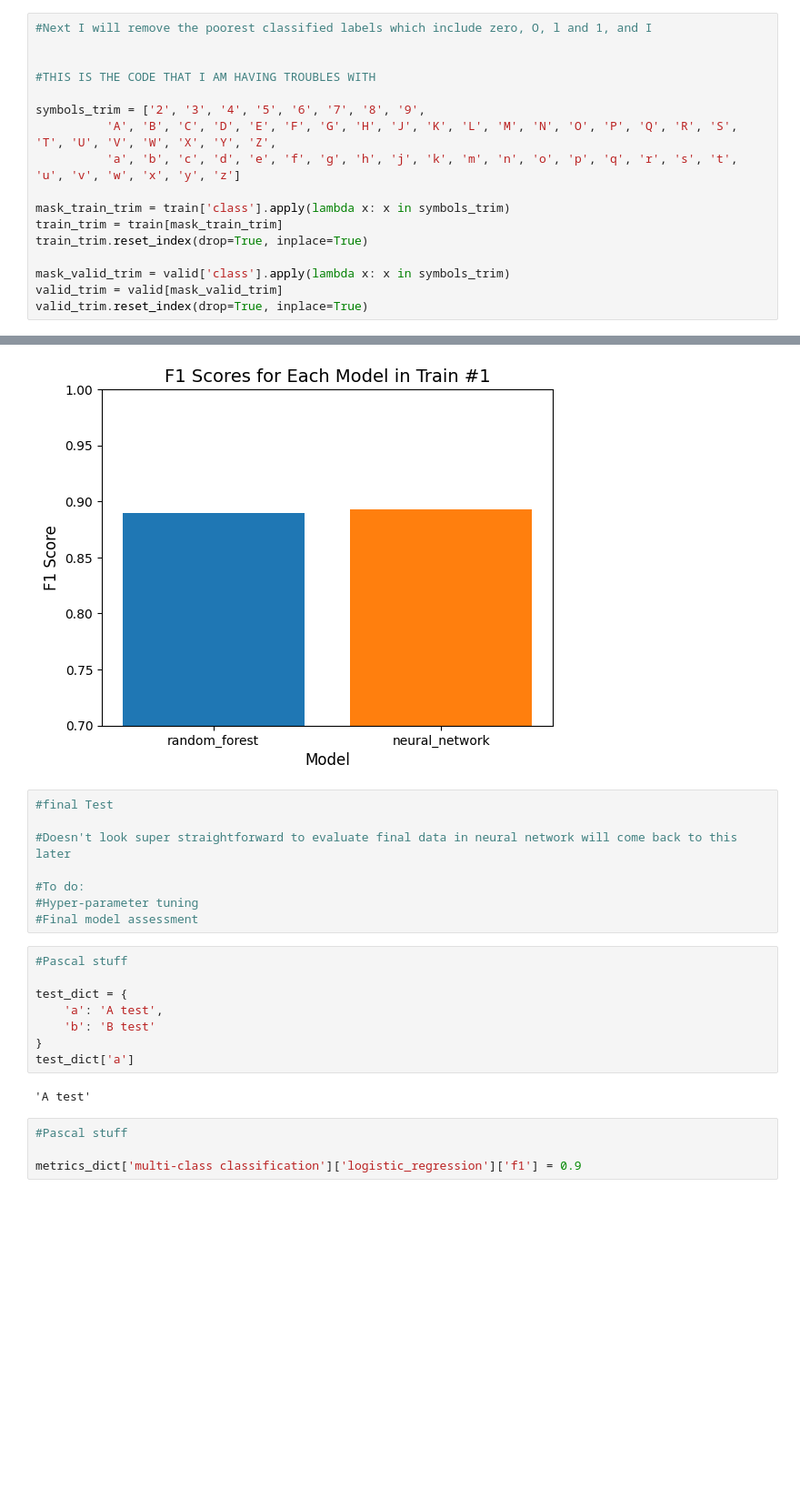
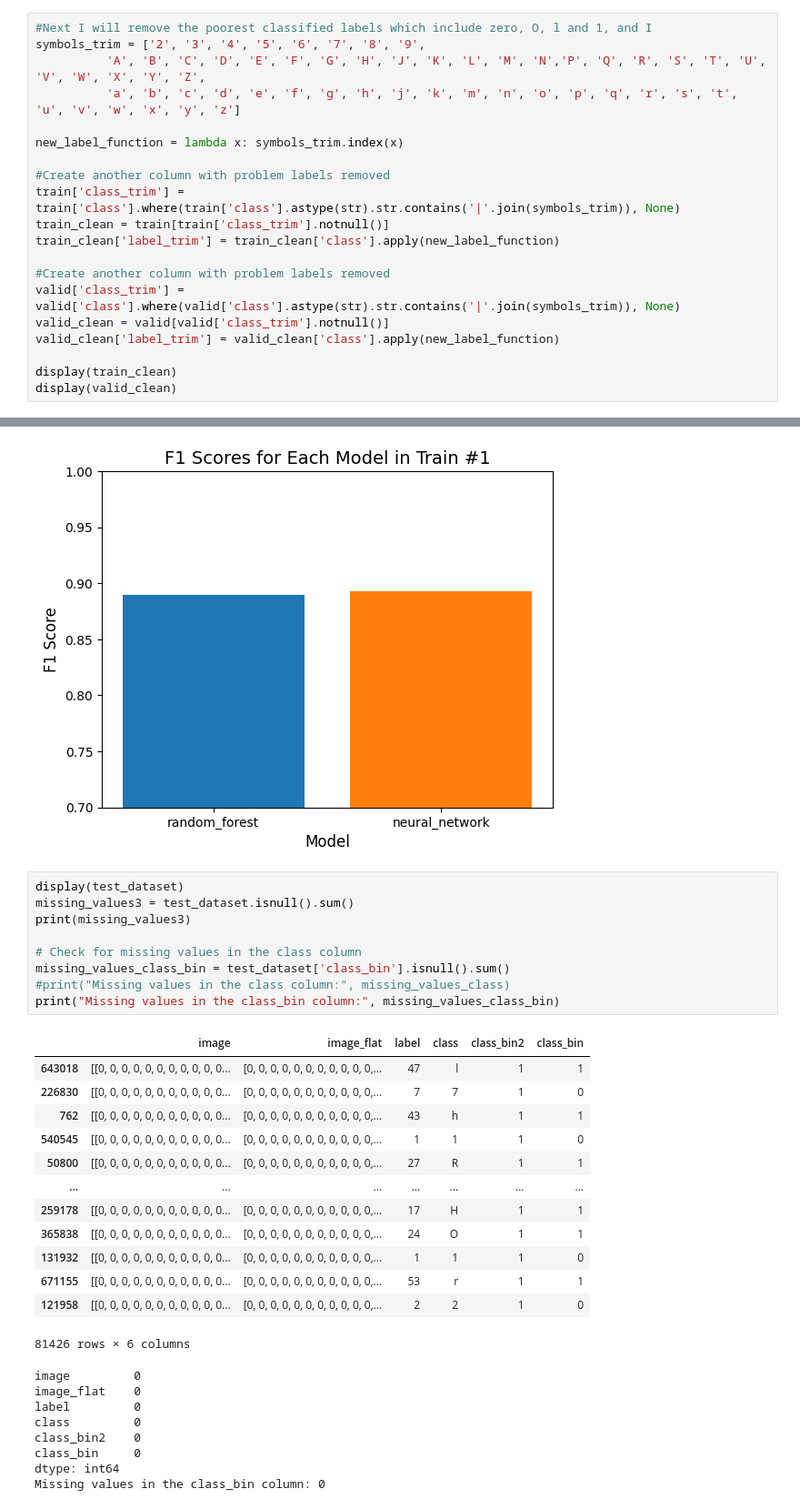
Before and after one commit to Kcole3/datasci_223, a Jupyter notebook: exercises/4-classification/Classification.ipynb, the cells around one changed output, grey strips where cells are left out. Shown at 91% size. Cells and saved outputs as stored; diff of their text form; blank space fills up the shorter version.

```diff
--- a/exercises/4-classification/Classification.ipynb
+++ b/exercises/4-classification/Classification.ipynb
@@ -487,17 +497,20 @@ True label 'u' predicted as 'U': 356 times
 # %%
 #Next I will remove the poorest classified labels which include zero, O, l and 1, and I
-
-
-#THIS IS THE CODE THAT I AM HAVING TROUBLES WITH
-
 symbols_trim = ['2', '3', '4', '5', '6', '7', '8', '9',
-          'A', 'B', 'C', 'D', 'E', 'F', 'G', 'H', 'J', 'K', 'L', 'M', 'N', 'O', 'P', 'Q', 'R', 'S', 'T', 'U', 'V', 'W', 'X', 'Y', 'Z',
+          'A', 'B', 'C', 'D', 'E', 'F', 'G', 'H', 'J', 'K', 'L', 'M', 'N','P', 'Q', 'R', 'S', 'T', 'U', 'V', 'W', 'X', 'Y', 'Z',
           'a', 'b', 'c', 'd', 'e', 'f', 'g', 'h', 'j', 'k', 'm', 'n', 'o', 'p', 'q', 'r', 's', 't', 'u', 'v', 'w', 'x', 'y', 'z']
 
-mask_train_trim = train['class'].apply(lambda x: x in symbols_trim)
-train_trim = train[mask_train_trim]
-train_trim.reset_index(drop=True, inplace=True)
+new_label_function = lambda x: symbols_trim.index(x)
 
-mask_valid_trim = valid['class'].apply(lambda x: x in symbols_trim)
-valid_trim = valid[mask_valid_trim]
-valid_trim.reset_index(drop=True, inplace=True)
+#Create another column with problem labels removed
+train['class_trim'] = train['class'].where(train['class'].astype(str).str.contains('|'.join(symbols_trim)), None)
+train_clean = train[train['class_trim'].notnull()]
+train_clean['label_trim'] = train_clean['class'].apply(new_label_function)
+
+#Create another column with problem labels removed
+valid['class_trim'] = valid['class'].where(valid['class'].astype(str).str.contains('|'.join(symbols_trim)), None)
+valid_clean = valid[valid['class_trim'].notnull()]
+valid_clean['label_trim'] = valid_clean['class'].apply(new_label_function)
+
+display(train_clean)
+display(valid_clean)
@@ -1228,25 +1185,34 @@ plt.ylim([0.7, 1.0])
 plt.show()
 # %% [output]
 [figure]
-# %%
-#final Test
-
-#Doesn't look super straightforward to evaluate final data in neural network will come back to this later
-
-#To do:
-#Hyper-parameter tuning
-#Final model assessment
-# %%
-#Pascal stuff
-
-test_dict = {
-    'a': 'A test',
-    'b': 'B test'
-}
-test_dict['a']
-# %% [output]
-'A test'
-# %%
-#Pascal stuff
-
-metrics_dict['multi-class classification']['logistic_regression']['f1'] = 0.9
+# %%
+display(test_dataset)
+missing_values3 = test_dataset.isnull().sum()
+print(missing_values3)
+
+# Check for missing values in the class column
+missing_values_class_bin = test_dataset['class_bin'].isnull().sum()
+#print("Missing values in the class column:", missing_values_class)
+print("Missing values in the class_bin column:", missing_values_class_bin)
+# %% [output]
+|  | image | image_flat | label | class | class_bin2 | class_bin |
+| 643018 | [[0, 0, 0, 0, 0, 0, 0, 0, 0, 0, 0... | [0, 0, 0, 0, 0, 0, 0, 0, 0, 0, 0,... | 47 | l | 1 | 1 |
+| 226830 | [[0, 0, 0, 0, 0, 0, 0, 0, 0, 0, 0... | [0, 0, 0, 0, 0, 0, 0, 0, 0, 0, 0,... | 7 | 7 | 1 | 0 |
+| 762 | [[0, 0, 0, 0, 0, 0, 0, 0, 0, 0, 0... | [0, 0, 0, 0, 0, 0, 0, 0, 0, 0, 0,... | 43 | h | 1 | 1 |
+| 540545 | [[0, 0, 0, 0, 0, 0, 0, 0, 0, 0, 0... | [0, 0, 0, 0, 0, 0, 0, 0, 0, 0, 0,... | 1 | 1 | 1 | 0 |
+| 50800 | [[0, 0, 0, 0, 0, 0, 0, 0, 0, 0, 0... | [0, 0, 0, 0, 0, 0, 0, 0, 0, 0, 0,... | 27 | R | 1 | 1 |
+| ... | ... | ... | ... | ... | ... | ... |
+| 259178 | [[0, 0, 0, 0, 0, 0, 0, 0, 0, 0, 0... | [0, 0, 0, 0, 0, 0, 0, 0, 0, 0, 0,... | 17 | H | 1 | 1 |
+| 365838 | [[0, 0, 0, 0, 0, 0, 0, 0, 0, 0, 0... | [0, 0, 0, 0, 0, 0, 0, 0, 0, 0, 0,... | 24 | O | 1 | 1 |
+| 131932 | [[0, 0, 0, 0, 0, 0, 0, 0, 0, 0, 0... | [0, 0, 0, 0, 0, 0, 0, 0, 0, 0, 0,... | 1 | 1 | 1 | 0 |
+| 671155 | [[0, 0, 0, 0, 0, 0, 0, 0, 0, 0, 0... | [0, 0, 0, 0, 0, 0, 0, 0, 0, 0, 0,... | 53 | r | 1 | 1 |
+| 121958 | [[0, 0, 0, 0, 0, 0, 0, 0, 0, 0, 0... | [0, 0, 0, 0, 0, 0, 0, 0, 0, 0, 0,... | 2 | 2 | 1 | 0 |
+81426 rows × 6 columns
+image         0
+image_flat    0
+label         0
+class         0
+class_bin2    0
+class_bin     0
+dtype: int64
+Missing values in the class_bin column: 0
```
Also changed, not shown: parts of 18 cells of this notebook.
